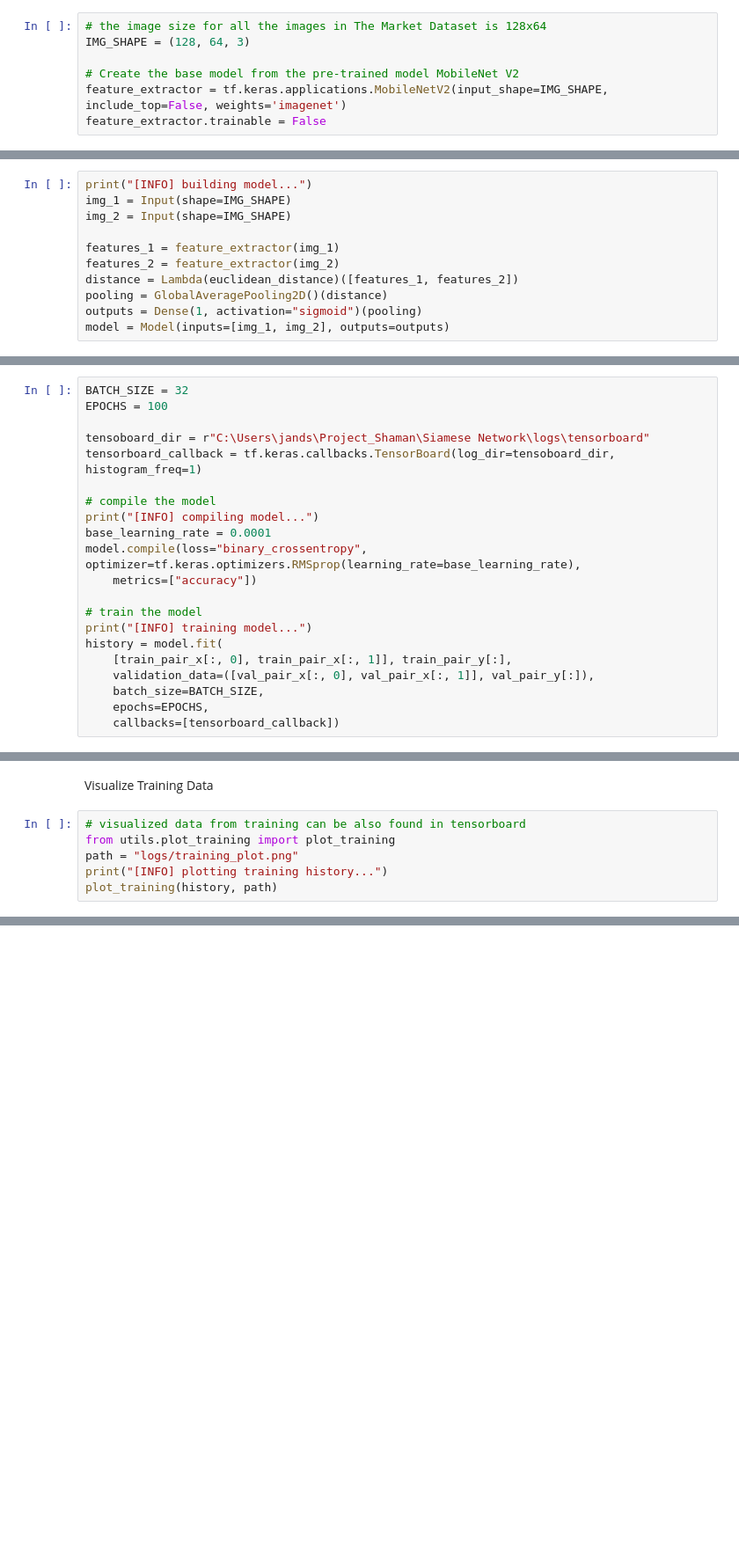
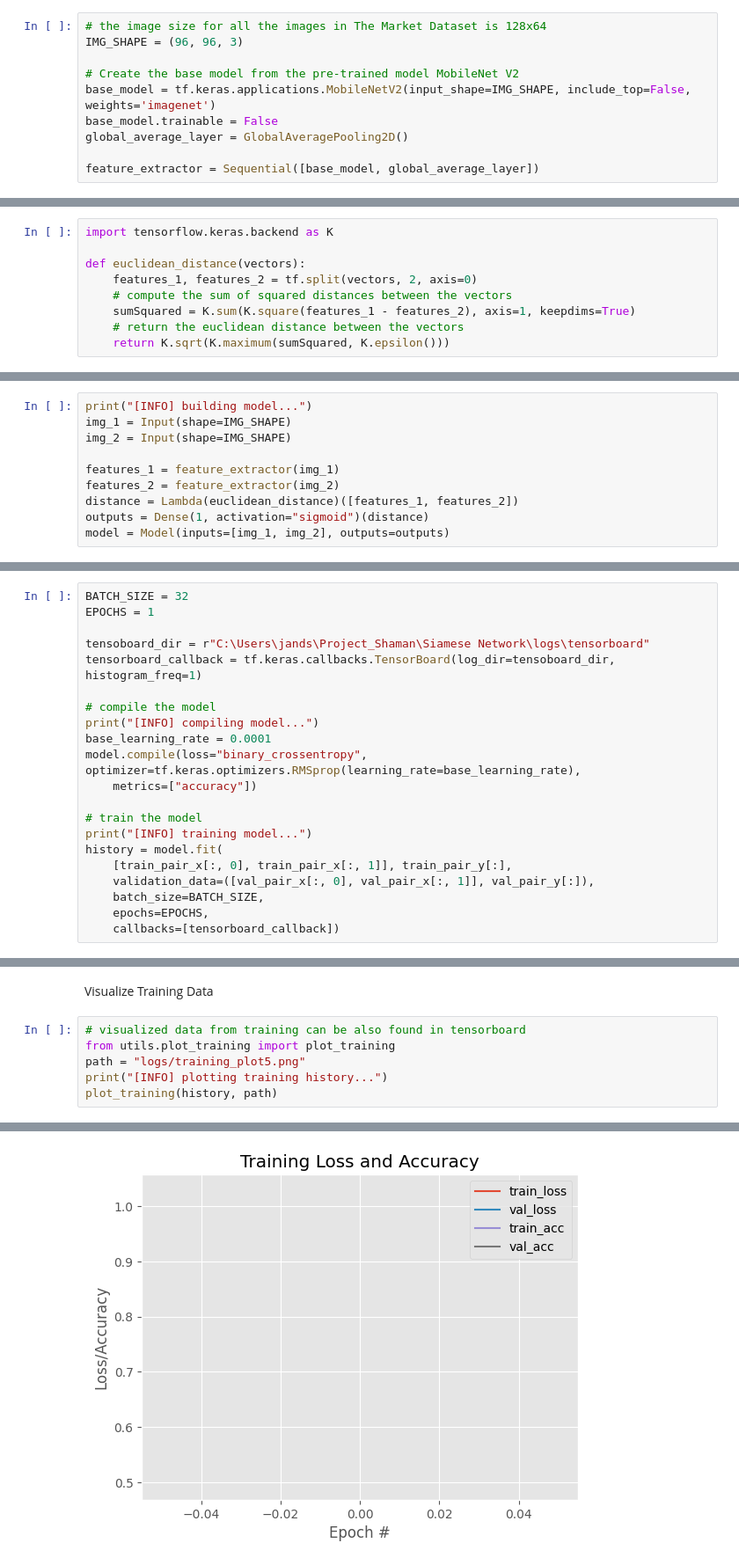
Before and after one commit to JanSamanek/Project_Shaman, a Jupyter notebook: Siamese Network/siamese_network.ipynb, the cells around one changed output, grey strips where cells are left out. Shown at 88% size. Drawn from its saved outputs; the diff is of its cells as text; blank space fills up the shorter version.

```diff
--- a/Siamese Network/siamese_network.ipynb
+++ b/Siamese Network/siamese_network.ipynb
@@ -86,9 +119,12 @@ Choose a pretrained model
 # %%
 # the image size for all the images in The Market Dataset is 128x64
-IMG_SHAPE = (128, 64, 3)
+IMG_SHAPE = (96, 96, 3)
 
 # Create the base model from the pre-trained model MobileNet V2
-feature_extractor = tf.keras.applications.MobileNetV2(input_shape=IMG_SHAPE, include_top=False, weights='imagenet')
-feature_extractor.trainable = False
+base_model = tf.keras.applications.MobileNetV2(input_shape=IMG_SHAPE, include_top=False, weights='imagenet')
+base_model.trainable = False
+global_average_layer = GlobalAveragePooling2D()
+
+feature_extractor = Sequential([base_model, global_average_layer])
 # %%
 feature_extractor.summary()
@@ -95,3 +149,12 @@ feature_extractor.summary()
+# %%
+import tensorflow.keras.backend as K
+
+def euclidean_distance(vectors):
+	features_1, features_2 = tf.split(vectors, 2, axis=0)
+	# compute the sum of squared distances between the vectors
+	sumSquared = K.sum(K.square(features_1 - features_2), axis=1, keepdims=True)
+	# return the euclidean distance between the vectors
+	return K.sqrt(K.maximum(sumSquared, K.epsilon()))
 # %% [markdown]
 Configure Siamese Network
 # %%
@@ -102,6 +165,5 @@ img_2 = Input(shape=IMG_SHAPE)
 features_1 = feature_extractor(img_1)
 features_2 = feature_extractor(img_2)
 distance = Lambda(euclidean_distance)([features_1, features_2])
-pooling = GlobalAveragePooling2D()(distance)
-outputs = Dense(1, activation="sigmoid")(pooling)
+outputs = Dense(1, activation="sigmoid")(distance)
 model = Model(inputs=[img_1, img_2], outputs=outputs)
@@ -111,7 +193,7 @@ model.summary()
 ## Training Siamese Network
 # %%
 BATCH_SIZE = 32
-EPOCHS = 100
+EPOCHS = 1
 
 tensoboard_dir = r"C:\Users\jands\Project_Shaman\Siamese Network\logs\tensorboard"
 tensorboard_callback = tf.keras.callbacks.TensorBoard(log_dir=tensoboard_dir, histogram_freq=1)
@@ -135,6 +221,7 @@ Visualize Training Data
 # %%
 # visualized data from training can be also found in tensorboard
 from utils.plot_training import plot_training
-path = "logs/training_plot.png"
+path = "logs/training_plot5.png"
 print("[INFO] plotting training history...")
 plot_training(history, path)
+# %% [output]
@@ -140,0 +229 @@ plot_training(history, path)
+[figure, added]
```
Also changed, not shown: parts of 21 cells of this notebook, 11 other files.
